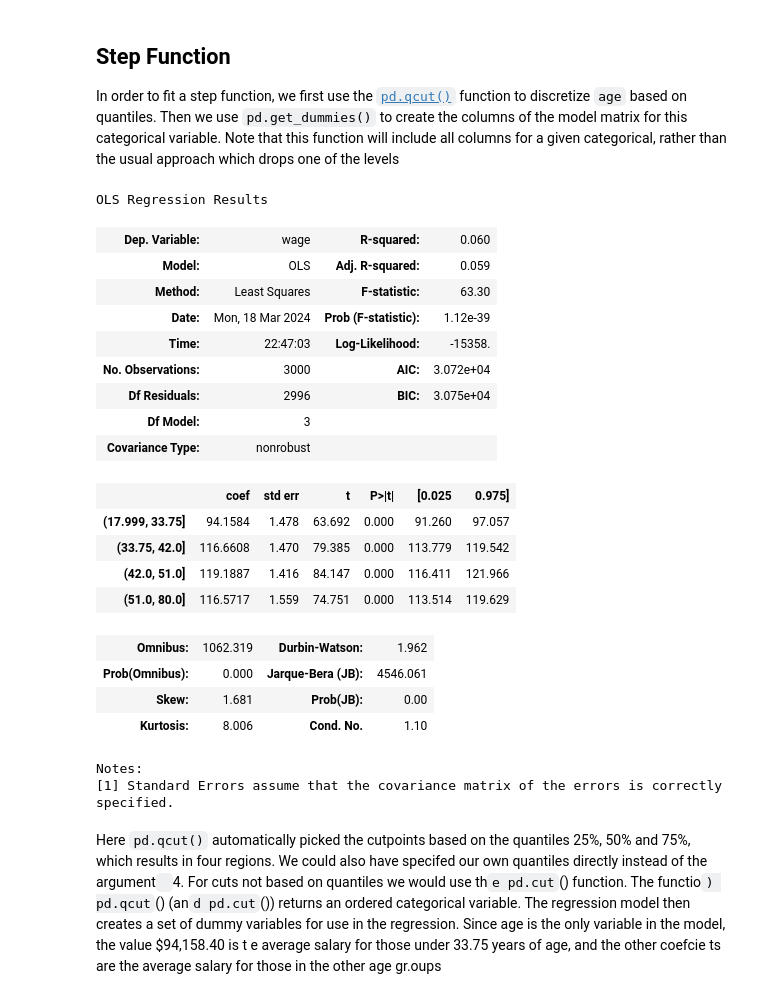
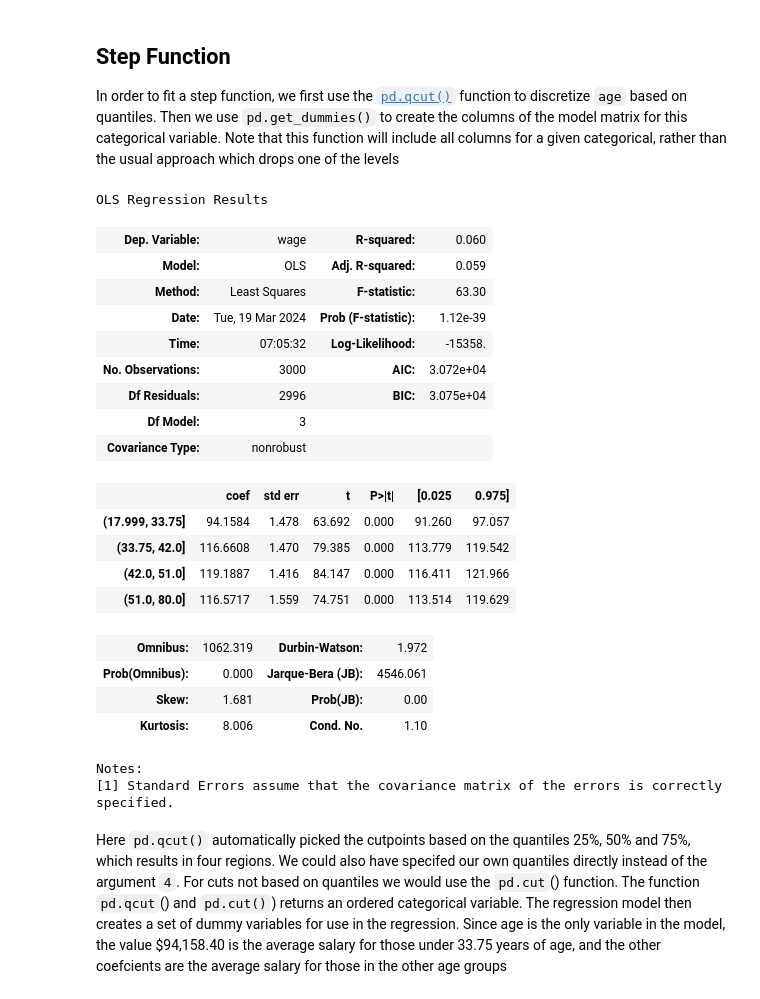
Before and after one commit to uky994/ISLR-Py, a Jupyter notebook: non_linear_models_and_pycaret.ipynb, the cells around one changed output. Drawn from its saved outputs; the diff is of its cells as text; code cells hidden in the pictures.

```diff
--- a/non_linear_models_and_pycaret.ipynb
+++ b/non_linear_models_and_pycaret.ipynb
@@ -36,10 +64,8 @@ wage.head()
 To construct the polynomial, we use the [power function](https://numpy.org/doc/stable/reference/generated/numpy.power.html) in the `numpy` library. With polynomial regression we must decide on the degree of the polynomial to use. Sometimes we just wing it, and decide to use second or third
 degree polynomials, simply to obtain a nonlinear ift.mplex model. 118.
 # %%
-# Extract the age predictor variable and target variable
-X = wage[['age']]
-y = wage['wage']
+# Fit degree 2 polynomial regression model
+X2 = PolynomialFeatures(2).fit_transform(X.values.reshape(-1,1))
 
-# Fit degree 2 polynomial regression model
-X_poly_degree2 = sm.add_constant(X**2)
-model_degree2 = sm.OLS(y, X_poly_degree2).fit()
+regr = LinearRegression()
+regr.fit(X = X2, y = wage['wage'])
@@ -46,4 +81,6 @@ model_degree2 = sm.OLS(y, X_poly_degree2).fit()
 # %%
 # Fit degree 3 polynomial regression model
-X_poly_degree3 = sm.add_constant(X**3)
-model_degree3 = sm.OLS(y, X_poly_degree3).fit()
+X3 = PolynomialFeatures(3).fit_transform(X.values.reshape(-1,1))
+
+regr = LinearRegression()
+regr.fit(X = X3, y = wage['wage'])
@@ -50,19 +96,11 @@ model_degree3 = sm.OLS(y, X_poly_degree3).fit()
 # %%
-# Plot the data points
-plt.scatter(X, y, color='blue', label='Data')
+X1 = PolynomialFeatures(1).fit_transform(X.values.reshape(-1,1))
+X2 = PolynomialFeatures(2).fit_transform(X.values.reshape(-1,1))
+X3 = PolynomialFeatures(3).fit_transform(X.values.reshape(-1,1))
+X4 = PolynomialFeatures(4).fit_transform(X.values.reshape(-1,1))
+X5 = PolynomialFeatures(5).fit_transform(X.values.reshape(-1,1))
 
-# Plot degree 2 polynomial regression curve
-X_plot = np.linspace(X.min(), X.max(), 100)
-X_plot_poly_degree2 = sm.add_constant(X_plot**2)
-plt.plot(X_plot, model_degree2.predict(X_plot_poly_degree2), color='red', label='Degree 2 Polynomial')
-
-# Plot degree 3 polynomial regression curve
-X_plot_poly_degree3 = sm.add_constant(X_plot**3)
-plt.plot(X_plot, model_degree3.predict(X_plot_poly_degree3), color='green', label='Degree 3 Polynomial')
-
-plt.xlabel('Age')
-plt.ylabel('Wage')
-plt.title('Polynomial Regression of Wage on Age')
-plt.legend()
-plt.show()
+# Polynomial regression model of degree 4
+fit = sm.GLS(y, X4).fit()
+fit.summary().tables[1]
 # %% [output]
@@ -121,15 +136,15 @@ models are not justifed.
 
 In order to fit a step function, we first use the [`pd.qcut()`](https://pandas.pydata.org/pandas-docs/stable/reference/api/pandas.qcut.html) function to discretize `age` based on quantiles. Then we use `pd.get_dummies()` to create the columns of the model matrix for this categorical variable. Note that this function will include all columns for a given categorical, rather than the usual approach which drops one of the levels
 # %%
-cut_age = pd.qcut(age, 4)
+cut_age = pd.qcut(X, 4)
 sm.OLS(y, pd.get_dummies(cut_age)).fit().summary()
 # %% [output]
 OLS Regression Results
 | Dep. Variable: | wage | R-squared: | 0.060 |
 | Model: | OLS | Adj. R-squared: | 0.059 |
 | Method: | Least Squares | F-statistic: | 63.30 |
-| Date: | Mon, 18 Mar 2024 | Prob (F-statistic): | 1.12e-39 |
-| Time: | 22:47:03 | Log-Likelihood: | -15358. |
+| Date: | Tue, 19 Mar 2024 | Prob (F-statistic): | 1.12e-39 |
+| Time: | 07:05:32 | Log-Likelihood: | -15358. |
 | No. Observations: | 3000 | AIC: | 3.072e+04 |
 | Df Residuals: | 2996 | BIC: | 3.075e+04 |
 | Df Model: | 3 |  |  |
@@ -139,17 +154,13 @@ OLS Regression Results
 | (33.75, 42.0] | 116.6608 | 1.470 | 79.385 | 0.000 | 113.779 | 119.542 |
 | (42.0, 51.0] | 119.1887 | 1.416 | 84.147 | 0.000 | 116.411 | 121.966 |
 | (51.0, 80.0] | 116.5717 | 1.559 | 74.751 | 0.000 | 113.514 | 119.629 |
-| Omnibus: | 1062.319 | Durbin-Watson: | 1.962 |
+| Omnibus: | 1062.319 | Durbin-Watson: | 1.972 |
 | Prob(Omnibus): | 0.000 | Jarque-Bera (JB): | 4546.061 |
 | Skew: | 1.681 | Prob(JB): | 0.00 |
 | Kurtosis: | 8.006 | Cond. No. | 1.10 |
 Notes:
 [1] Standard Errors assume that the covariance matrix of the errors is correctly specified.
 # %% [markdown]
-Here `pd.qcut()` automatically picked the cutpoints based on the quantiles 25%, 50% and 75%, which results in four regions. We could also have
-specifed our own quantiles directly instead of the argument` `4. For cuts
-not based on quantiles we would use th`e pd.cut`() function. The functio`) pd.qcut`() (an`d pd.cut`()) returns an ordered categorical variable. The regression model then creates a set of dummy variables for use in the regression. Since age is the only variable in the model, the value $94,158.40 is t e
-average salary for those under 33.75 years of age, and the other coefcie ts
-are the average salary for those in the other age gr.oups
+Here `pd.qcut()` automatically picked the cutpoints based on the quantiles 25%, 50% and 75%, which results in four regions. We could also have specifed our own quantiles directly instead of the argument `4`. For cuts not based on quantiles we would use the `pd.cut`() function. The function `pd.qcut`() and `pd.cut()`) returns an ordered categorical variable. The regression model then creates a set of dummy variables for use in the regression. Since age is the only variable in the model, the value $94,158.40 is the average salary for those under 33.75 years of age, and the other coefcients are the average salary for those in the other age groups
 # %% [markdown]
 ## Splines
```
Also changed, not shown: parts of 29 cells of this notebook.
